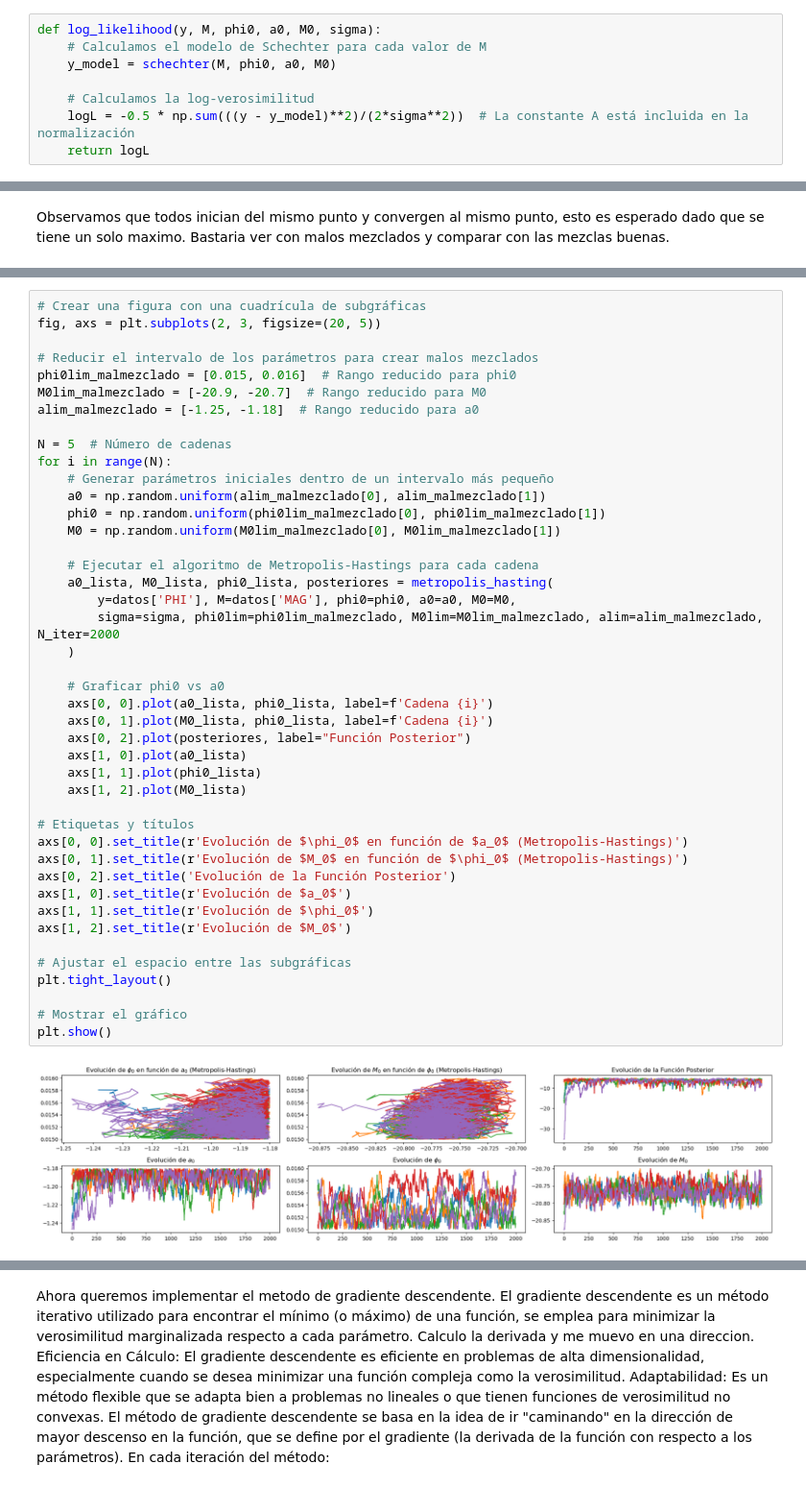
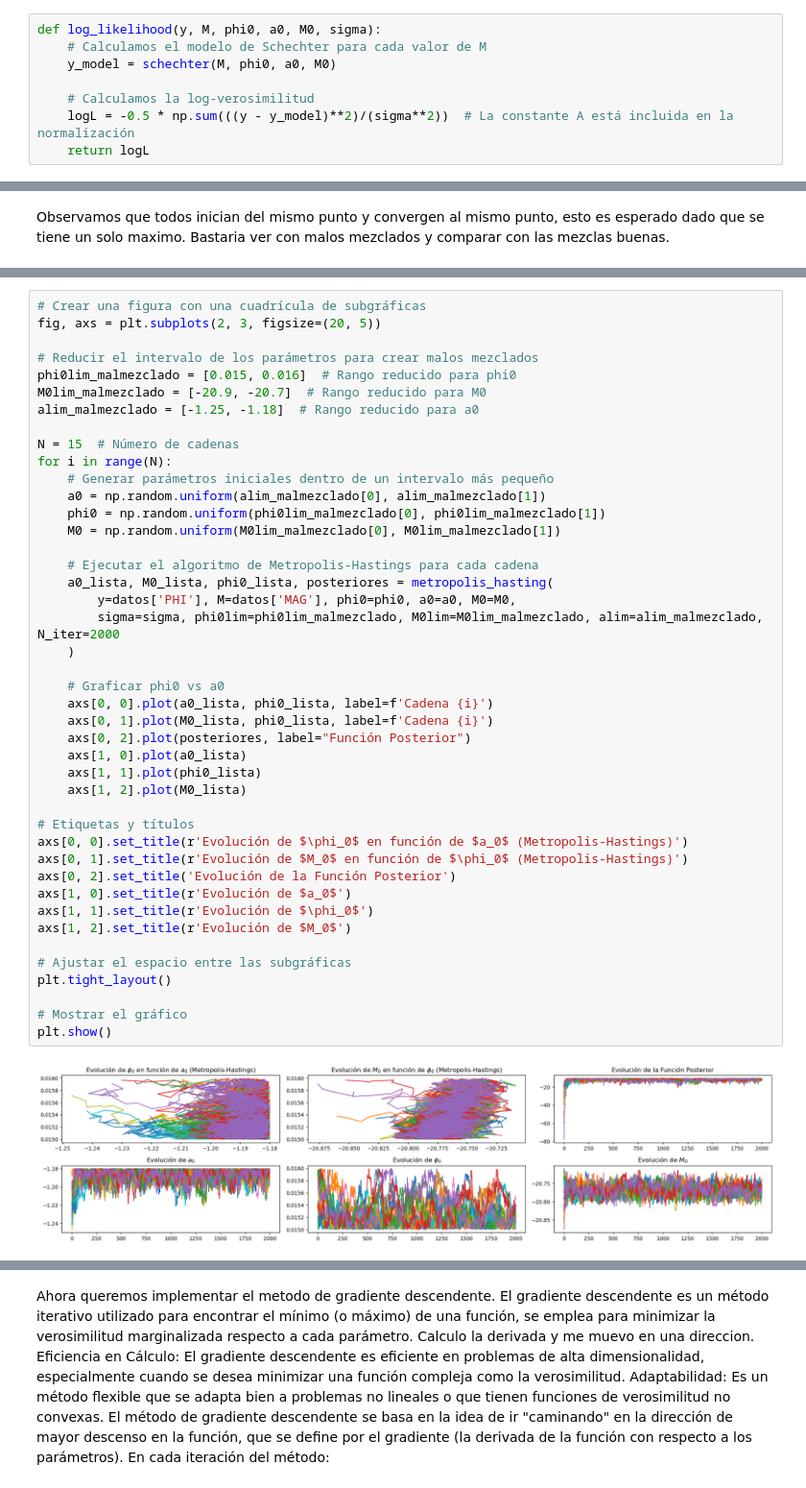
Before and after one commit to Cami-hormaeche/Astrometria2024, a Jupyter notebook: practico4/practico4-nueva.ipynb, the cells around one changed output, grey strips where cells are left out. Shown at 96% size. Saved outputs shown, nothing was run; the diff lists cells and outputs as text.

```diff
--- a/practico4/practico4-nueva.ipynb
+++ b/practico4/practico4-nueva.ipynb
@@ -131,7 +134,7 @@ def log_likelihood(y, M, phi0, a0, M0, sigma):
     y_model = schechter(M, phi0, a0, M0)
 
     # Calculamos la log-verosimilitud
-    logL = -0.5 * np.sum(((y - y_model)**2)/(2*sigma**2))  # La constante A está incluida en la normalización
+    logL = -0.5 * np.sum(((y - y_model)**2)/(sigma**2))  # La constante A está incluida en la normalización
     return logL
 # %%
 logL = log_likelihood(y=datos['PHI'], M=datos['MAG'], phi0=1.46e-2, a0=-1.20, M0=-20.83, sigma=sigma)
@@ -454,7 +459,7 @@ phi0lim_malmezclado = [0.015, 0.016]  # Rango reducido para phi0
 M0lim_malmezclado = [-20.9, -20.7]  # Rango reducido para M0
 alim_malmezclado = [-1.25, -1.18]  # Rango reducido para a0
 
-N = 5  # Número de cadenas
+N = 15  # Número de cadenas
 for i in range(N):
     # Generar parámetros iniciales dentro de un intervalo más pequeño
     a0 = np.random.uniform(alim_malmezclado[0], alim_malmezclado[1])
@@ -462,34 +467,34 @@ for i in range(N):
     M0 = np.random.uniform(M0lim_malmezclado[0], M0lim_malmezclado[1])
 
     # Ejecutar el algoritmo de Metropolis-Hastings para cada cadena
     a0_lista, M0_lista, phi0_lista, posteriores = metropolis_hasting(
         y=datos['PHI'], M=datos['MAG'], phi0=phi0, a0=a0, M0=M0,
         sigma=sigma, phi0lim=phi0lim_malmezclado, M0lim=M0lim_malmezclado, alim=alim_malmezclado, N_iter=2000
     )
 
     # Graficar phi0 vs a0
     axs[0, 0].plot(a0_lista, phi0_lista, label=f'Cadena {i}')
     axs[0, 1].plot(M0_lista, phi0_lista, label=f'Cadena {i}')
     axs[0, 2].plot(posteriores, label="Función Posterior")
     axs[1, 0].plot(a0_lista)
     axs[1, 1].plot(phi0_lista)
     axs[1, 2].plot(M0_lista)
 
 # Etiquetas y títulos
 axs[0, 0].set_title(r'Evolución de $\phi_0$ en función de $a_0$ (Metropolis-Hastings)')
 axs[0, 1].set_title(r'Evolución de $M_0$ en función de $\phi_0$ (Metropolis-Hastings)')
 axs[0, 2].set_title('Evolución de la Función Posterior')
 axs[1, 0].set_title(r'Evolución de $a_0$')
 axs[1, 1].set_title(r'Evolución de $\phi_0$')
 axs[1, 2].set_title(r'Evolución de $M_0$')
 
 # Ajustar el espacio entre las subgráficas
 plt.tight_layout()
 
 # Mostrar el gráfico
 plt.show()
 # %% [output]
-[figure, old version]
+[figure, new version]
 # %%
 # Crear una figura con una cuadrícula de subgráficas
 fig, axs = plt.subplots(2, 4, figsize=(20, 5))
```
Also changed, not shown: parts of 15 cells of this notebook.
